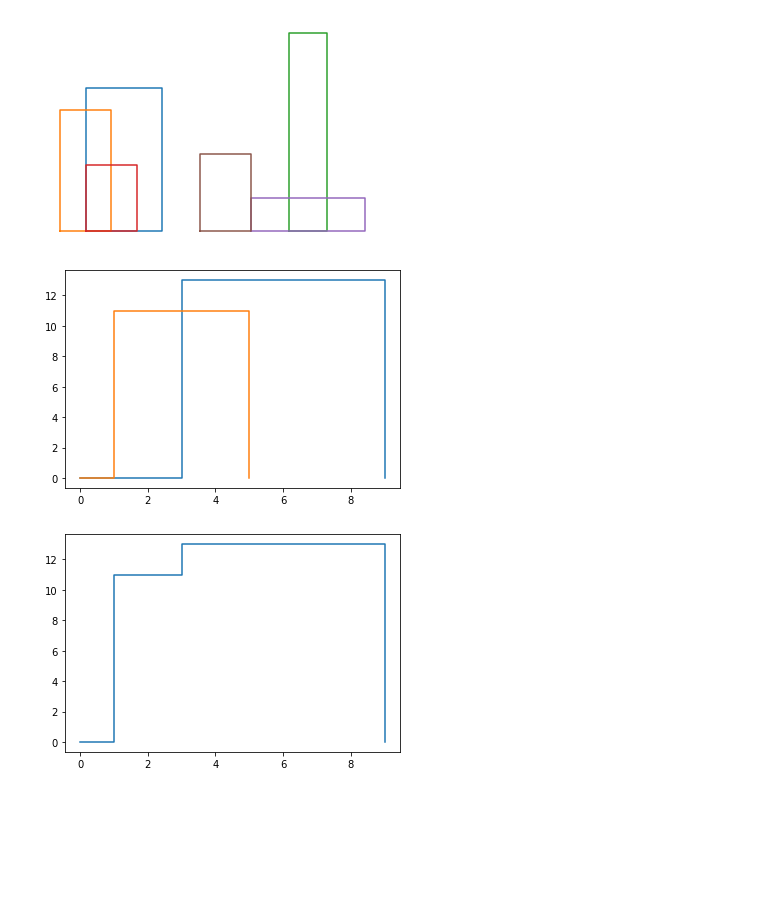
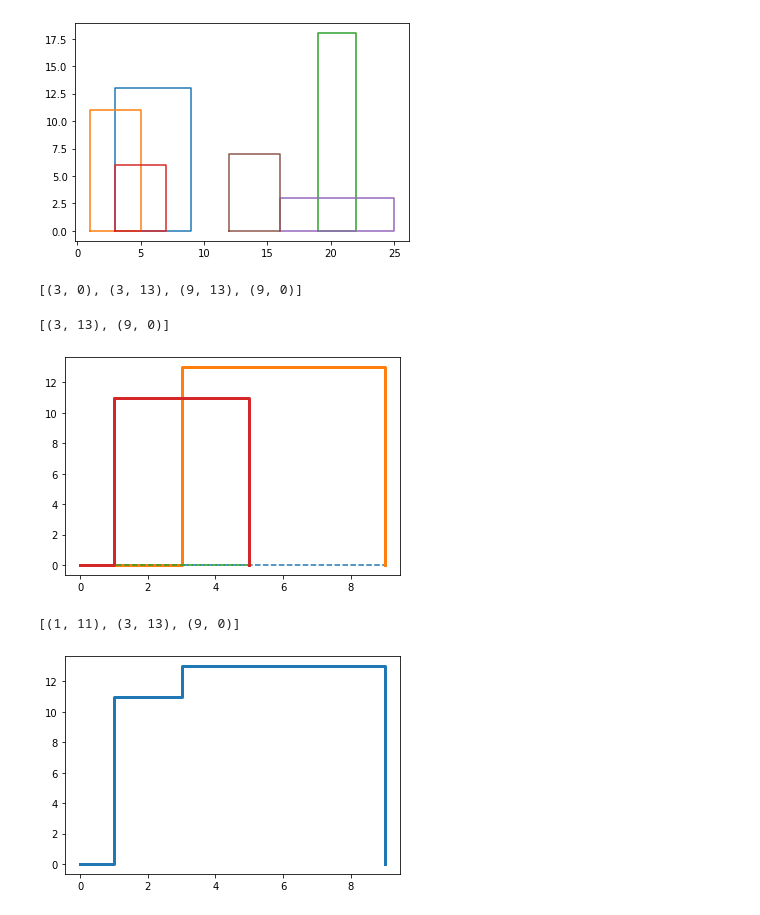
Before and after one commit to lmcanavals/acomplex, a Jupyter notebook: 03_04_skylines.ipynb, the cells around one changed output. Drawn from its saved outputs; the diff is of its cells as text; code cells hidden in the pictures; blank space fills up the shorter version.

```diff
--- a/03_04_skylines.ipynb
+++ b/03_04_skylines.ipynb
@@ -3,6 +3,9 @@
 # %%
 rects = [(3, 13, 9), (1, 11, 5), (19, 18, 22), (3, 6, 7), (16, 3, 25), (12, 7, 16)]
 # %%
-def toRect(triple):
-  g, h, d = triple
-  return [(g, 0), (g, h), (d, h), (d, 0)]
+def toRect(rect):
+  g, h, d = rect
+  return [(g, 0),(g, h),(d, h),(d, 0)]
+# %%
+r0 = toRect(rects[0])
+r0
@@ -11,7 +24,5 @@ import matplotlib.pyplot as plt
 # %%
-rect = toRect(rects[0])
-print(rect)
-x, y = zip(*rect)
+x, y = zip(*r0)
 print(x)
 print(y)
 # %% [output]
@@ -21,11 +36,9 @@ print(y)
 # %%
-for rect in rects:
-  r = toRect(rect)
-  r.append(r[0])
-  x, y = zip(*r)
+for ri in rects:
+  rect = toRect(ri)
+  rect.append(rect[0])
+  x, y = zip(*rect)
   plt.plot(x, y)
-
-plt.axis("off")
 plt.show()
 # %% [output]
-[figure, old version]
+[figure, new version]
@@ -31,0 +49,9 @@ plt.show()
+# %%
+r0
+# %% [output]
+[(3, 0), (3, 13), (9, 13), (9, 0)]
+# %%
+c0 = toContour(rects[0])
+c0
+# %% [output]
+[(3, 13), (9, 0)]
@@ -44,8 +71,0 @@ def toContour(triple):
-# %%
-contour0 = toContour(rects[0])
-contour1 = toContour(rects[1])
-drawContour(contour0)
-drawContour(contour1)
-plt.show()
-# %% [output]
-[figure, removed]
@@ -62,0 +77,9 @@ def addPoint(res, x, y):
+# %%
+drawRect(r0)
+drawContour(c0)
+drawRect(r1)
+drawContour(c1)
+
+plt.show()
+# %% [output]
+[figure, added]
@@ -80,7 +113,8 @@ def merge(c1, c2):
-# %%
-contour2 = merge(contour0, contour1)
-drawContour(contour2)
-plt.show()
-# %% [output]
-[figure, removed]
+# %%
+cf = merge(c0, c1)
+print(cf)
+drawContour(cf)
+# %% [output]
+[(1, 11), (3, 13), (9, 0)]
+[figure, added]
 # %%
```
Also changed, not shown: parts of 18 cells of this notebook.
